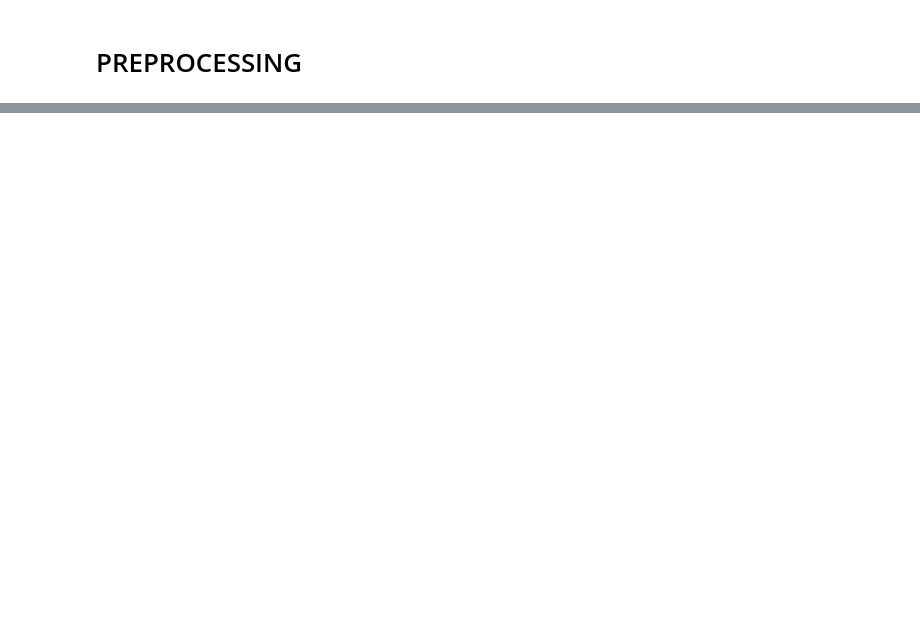
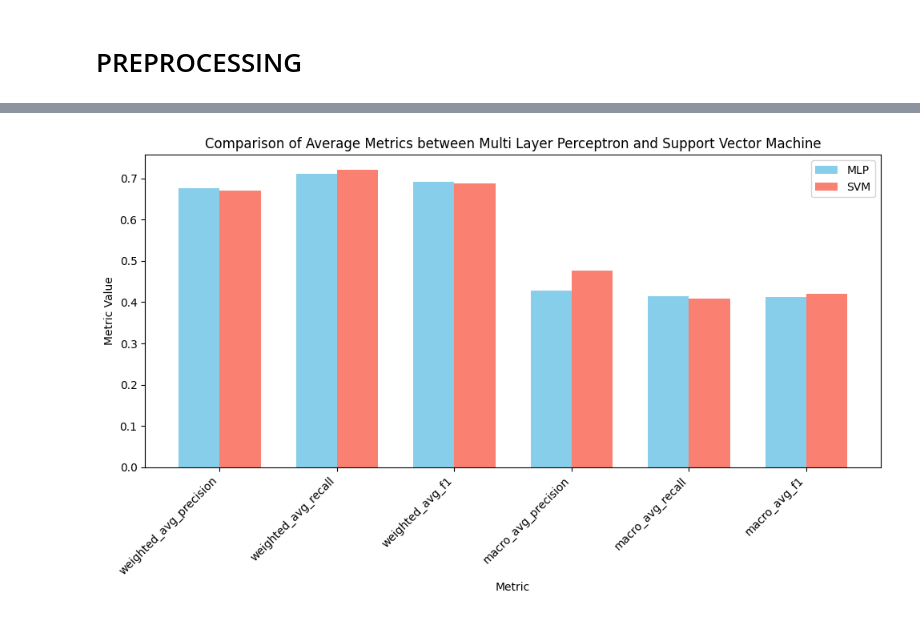
Before and after one commit to ALIENHZ1/ECE443_Term_Project, a Jupyter notebook: Game Anxiety/main.ipynb, the cells around one changed output, grey strips where cells are left out. Drawn from its saved outputs; the diff is of its cells as text; code cells hidden in the pictures; blank space fills up the shorter version.

```diff
--- a/Game Anxiety/main.ipynb
+++ b/Game Anxiety/main.ipynb
@@ -682,0 +865,5 @@ Name: count, dtype: int64
+# %%
+plot_avg_metrics(avg_metrics_classifier1=avg_metrics1, avg_metrics_classifier2=avg_metrics2,
+                 name_classifier1="MLP", name_classifier2="SVM")
+# %% [output]
+[figure, added]
```
Also changed, not shown: parts of 24 cells of this notebook, 1 other file.
